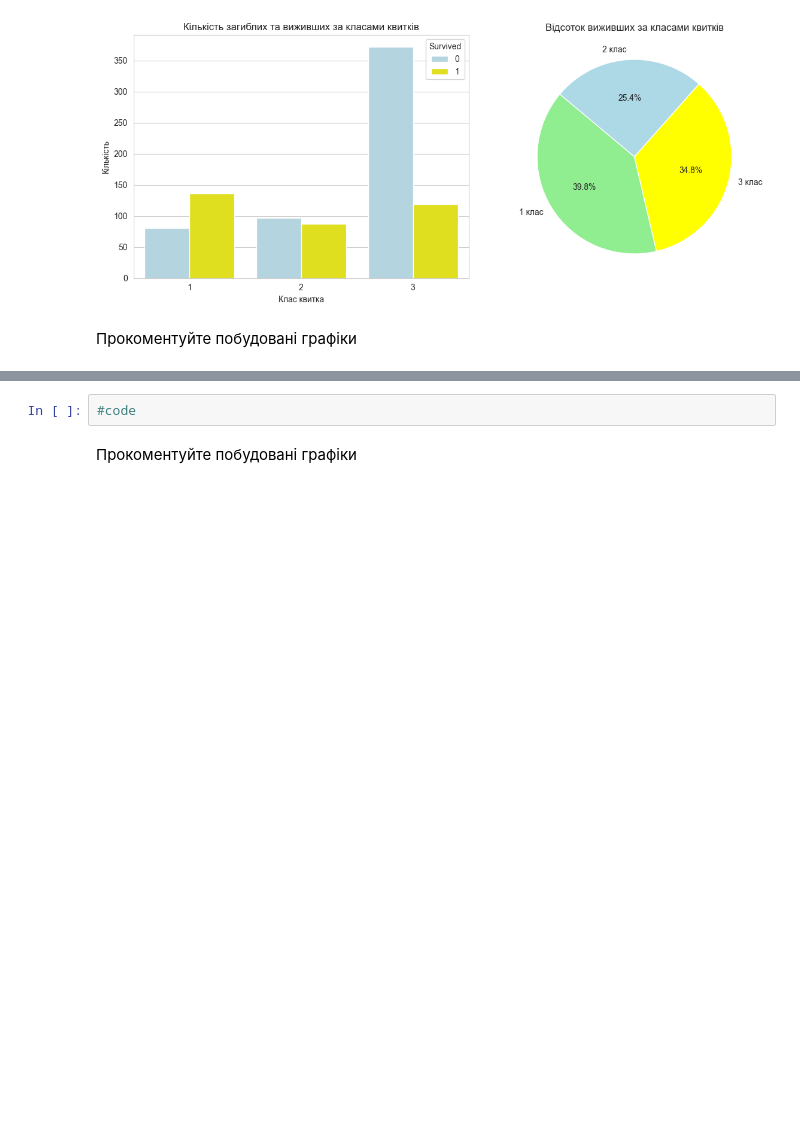
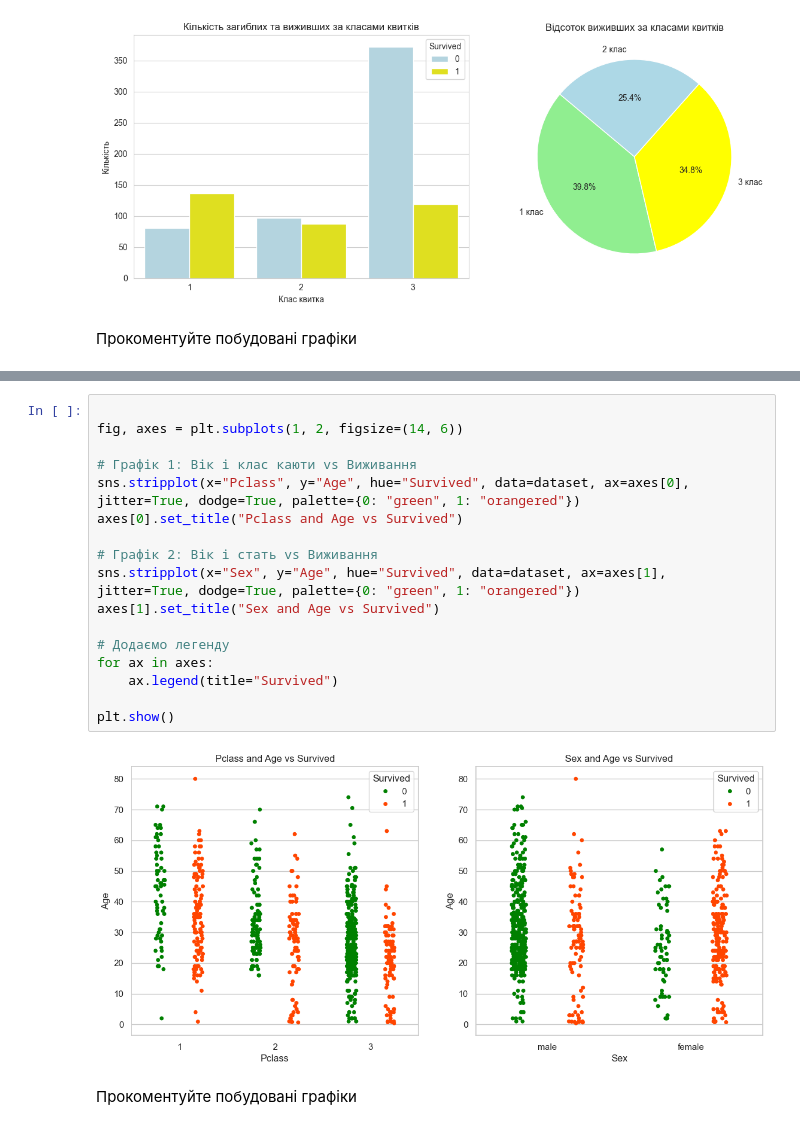
Before and after one commit to xwfeqi/BAI, a Jupyter notebook: LAB2BAI/Task2_basic_ai_ad_(3).ipynb, the cells around one changed output, grey strips where cells are left out. Cells and saved outputs as stored; diff of their text form; blank space fills up the shorter version.

```diff
--- a/LAB2BAI/Task2_basic_ai_ad_(3).ipynb
+++ b/LAB2BAI/Task2_basic_ai_ad_(3).ipynb
@@ -138,8 +135,25 @@ plt.show()
 # %% [markdown]
 **Задача 7:** Побудуйте наступні графіки та опишіть, що власне на них відображається.
 ![image.png](embedded-picture-1)![image.png](attachment:51486806-bd5d-4ae3-b95a-548aebf83de2.png)
-# %%
-#code
+# %%
+
+fig, axes = plt.subplots(1, 2, figsize=(14, 6))
+
+# Графік 1: Вік і клас каюти vs Виживання
+sns.stripplot(x="Pclass", y="Age", hue="Survived", data=dataset, ax=axes[0], jitter=True, dodge=True, palette={0: "green", 1: "orangered"})
+axes[0].set_title("Pclass and Age vs Survived")
+
+# Графік 2: Вік і стать vs Виживання
+sns.stripplot(x="Sex", y="Age", hue="Survived", data=dataset, ax=axes[1], jitter=True, dodge=True, palette={0: "green", 1: "orangered"})
+axes[1].set_title("Sex and Age vs Survived")
+
+# Додаємо легенду
+for ax in axes:
+    ax.legend(title="Survived")
+
+plt.show()
+# %% [output]
+[figure, added]
 # %% [markdown]
 Прокоментуйте побудовані графіки
 # %% [markdown]
```
Also changed, not shown: parts of 9 cells of this notebook.
